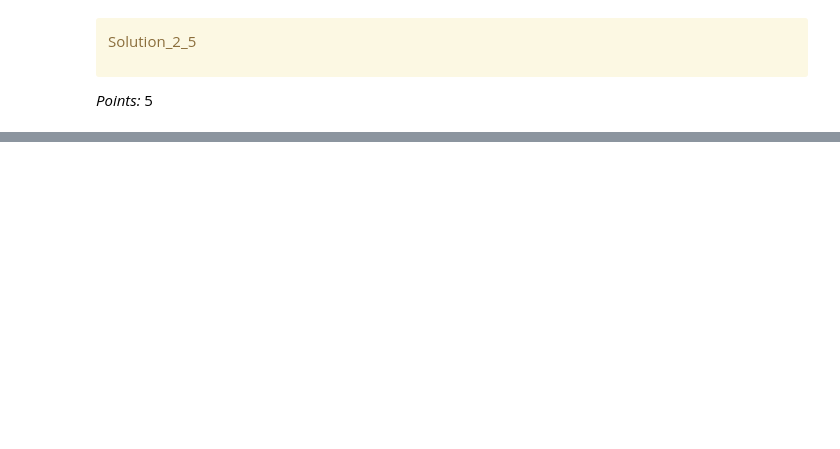
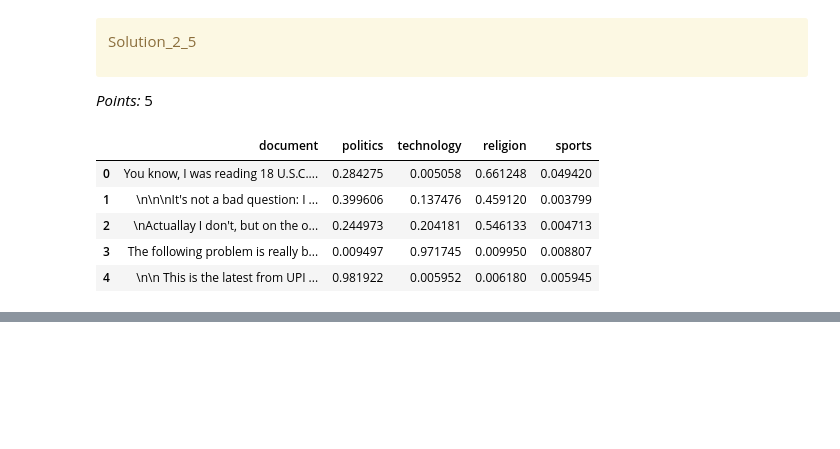
Before and after one commit to chloezandberg/cpsc330hw7, a Jupyter notebook: hw7.ipynb, the cells around one changed output, grey strips where cells are left out. Drawn from its saved outputs; the diff is of its cells as text; code cells hidden in the pictures; blank space fills up the shorter version.

```diff
--- a/hw7.ipynb
+++ b/hw7.ipynb
@@ -489,3 +557,3 @@ _Points:_ 8
 # %%
-...
+df["text_pp"] = [preprocess(text) for text in nlp.pipe(df["text"])]
 # %%
@@ -542,0 +623,7 @@ _Type your answer here, replacing this text._
+# %%
+# following code adapted from Lecture 18
+
+from sklearn.feature_extraction.text import CountVectorizer
+
+vec = CountVectorizer(stop_words='english', strip_accents='ascii')
+X = vec.fit_transform(df["text_pp"])
@@ -562,3 +703,22 @@ Solution_2_4
 </div>
 
 _Points:_ 5
+# %%
+lda = LatentDirichletAllocation(n_components = 4,
+                                    learning_method="batch",
+                                    max_iter=10,
+                                    random_state=42,
+                                    n_jobs=-1)
+
+# fit topic modelling transformer to pre-processed count vectorized text data
+final_news_topics = lda.fit_transform(X)
+
+sorting = np.argsort(lda.components_, axis=1)[:, ::-1]
+feature_names = np.array(vec.get_feature_names_out())
+
+mglearn.tools.print_topics(
+    topics=range(4),
+    feature_names=feature_names,
+    sorting=sorting,
+    topics_per_chunk=10,
+    n_words=10)
@@ -583,3 +760,26 @@ Solution_2_5
 </div>
 
 _Points:_ 5
+# %%
+assignments = {'document': [],
+               'politics': [],
+               'technology': [],
+               'religion': [],
+               'sports': []}
+
+list_topics = ['politics', 'technology', 'religion', 'sports']
+
+for i in range(5):
+    assignments['document'].append(df.iloc[i]['text'])
+
+    for n in range(4):
+        assignments[list_topics[n]].append(final_news_topics[i][n])
+
+pd.DataFrame(assignments)
+# %% [output]
+|  | document | politics | technology | religion | sports |
+| 0 | You know, I was reading 18 U.S.C.... | 0.284275 | 0.005058 | 0.661248 | 0.049420 |
+| 1 | \n\n\nIt's not a bad question: I ... | 0.399606 | 0.137476 | 0.459120 | 0.003799 |
+| 2 | \nActuallay I don't, but on the o... | 0.244973 | 0.204181 | 0.546133 | 0.004713 |
+| 3 | The following problem is really b... | 0.009497 | 0.971745 | 0.009950 | 0.008807 |
+| 4 | \n\n This is the latest from UPI ... | 0.981922 | 0.005952 | 0.006180 | 0.005945 |
```
Also changed, not shown: parts of 13 cells of this notebook.
